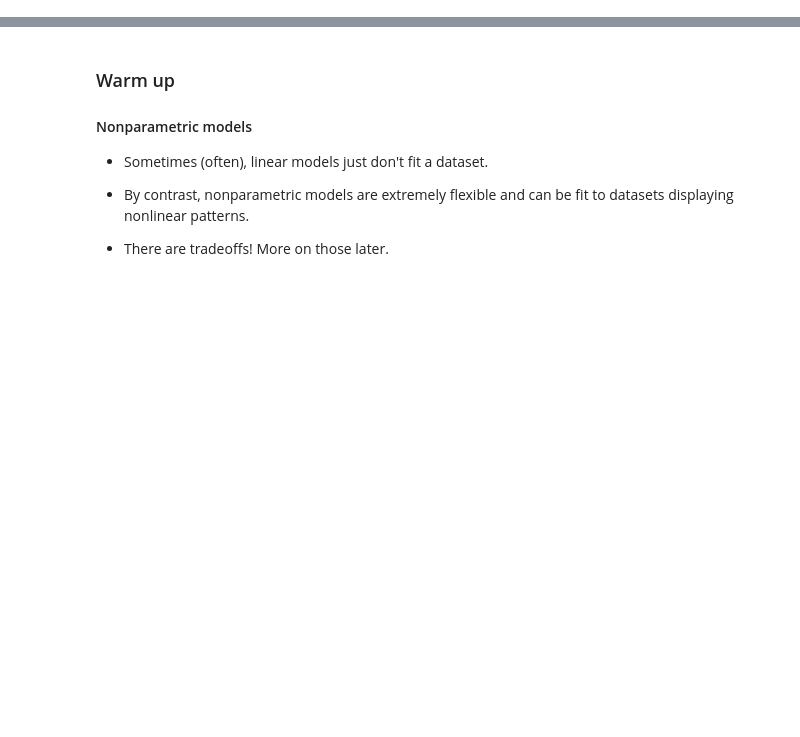
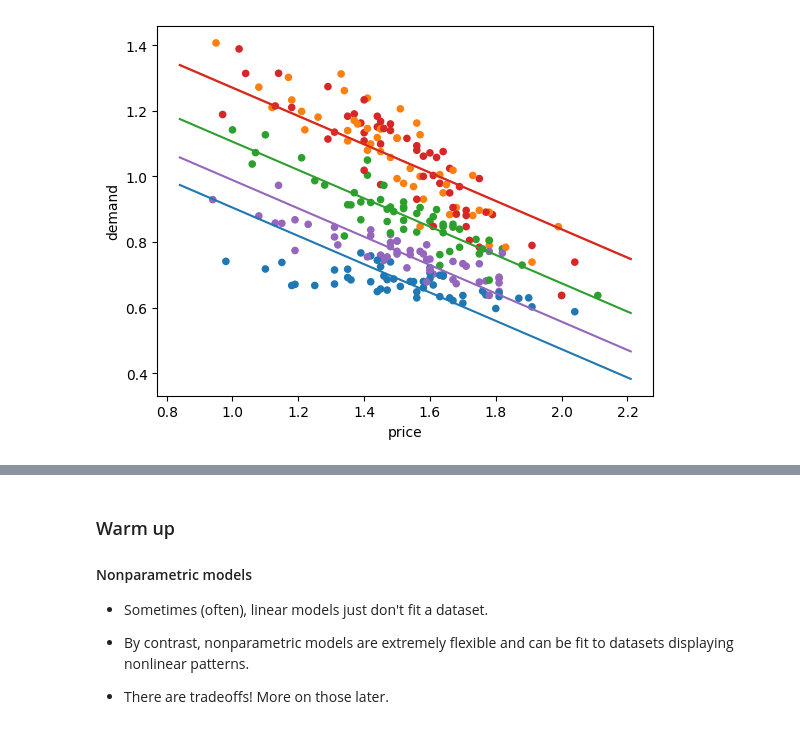
Before and after one commit to mgreenbe/DATA607S2025, a Jupyter notebook: lecture02.ipynb, the cells around one changed output, grey strips where cells are left out. Drawn from its saved outputs; the diff is of its cells as text; code cells hidden in the pictures; blank space fills up the shorter version.

```diff
--- a/lecture02.ipynb
+++ b/lecture02.ipynb
@@ -4,0 +15,31 @@ from matplotlib import pyplot as plt
+# %%
+from sklearn.linear_model import LinearRegression
+
+X = pd.concat([pd.get_dummies(df["city"], prefix="city"), df["price"]], axis=1)
+y = df["demand"]
+
+model = LinearRegression()
+model.fit(X, y)
+
+pmin = df["price"].min() - 0.1
+pmax = df["price"].max() + 0.1
+
+df.plot.scatter("price", "demand", c=df["city"].apply(lambda c: f"C{c}"))
+
+for c in range(5):
+    XX = X.iloc[:2, :].copy()
+    XX.iloc[:, :5] = False
+    XX[f"city_{c}"] = True
+    XX["price"] = [pmin, pmax]
+    yy = model.predict(XX)
+    plt.plot([pmin, pmax], yy, f"C{c}")
+
+# price = np.linspace(0.8, 2.2, 100)
+# city = np.zeros_like(price)
+# X = pd.DataFrame({"price": price, "city": city})
+# y = model.predict(X)
+
+# df[df["city"] == 0].plot.scatter("price", "demand")
+# plt.plot(price, y)
+# %% [output]
+[figure, added]
```
Also changed, not shown: parts of 17 cells of this notebook, 2 other files.
